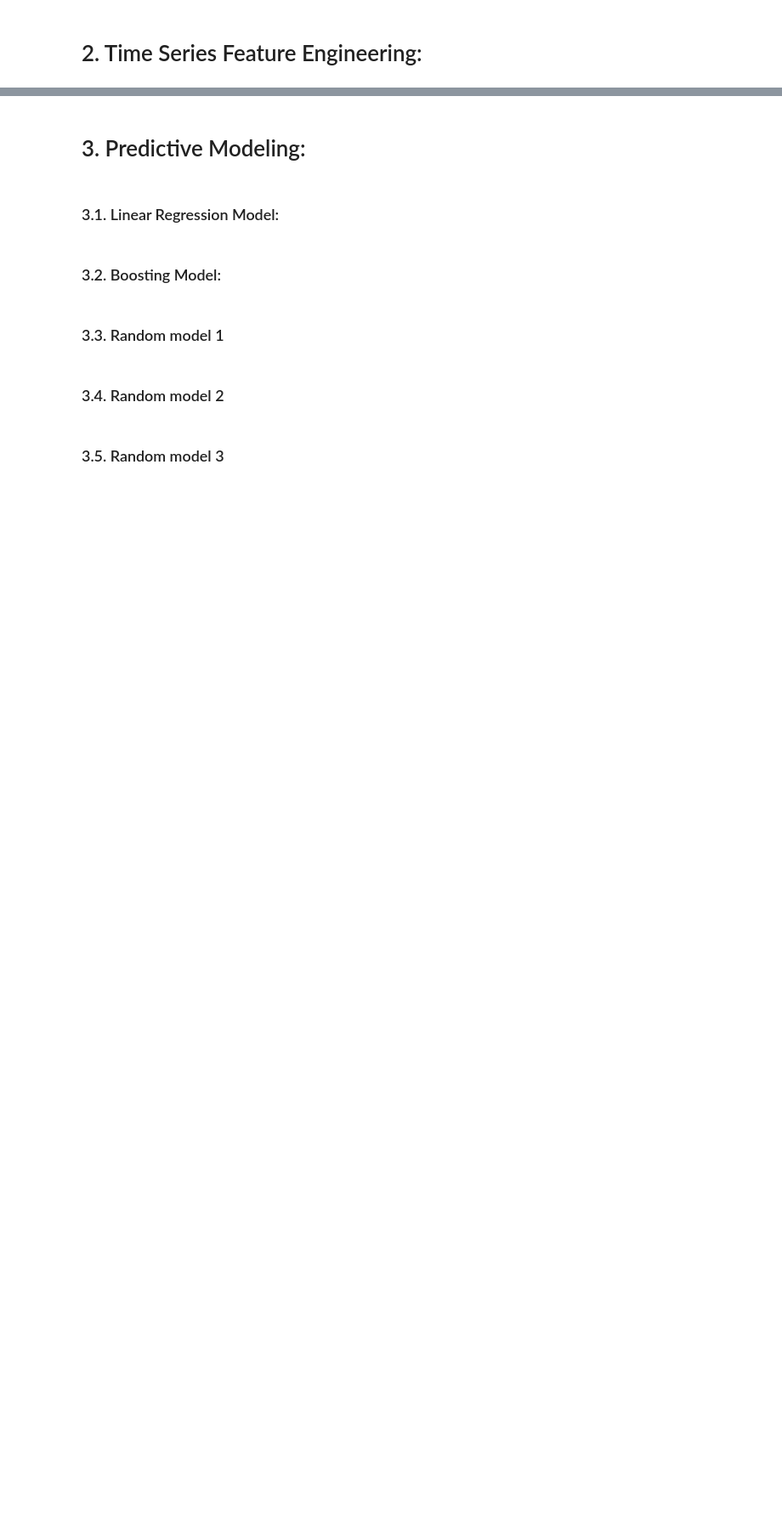
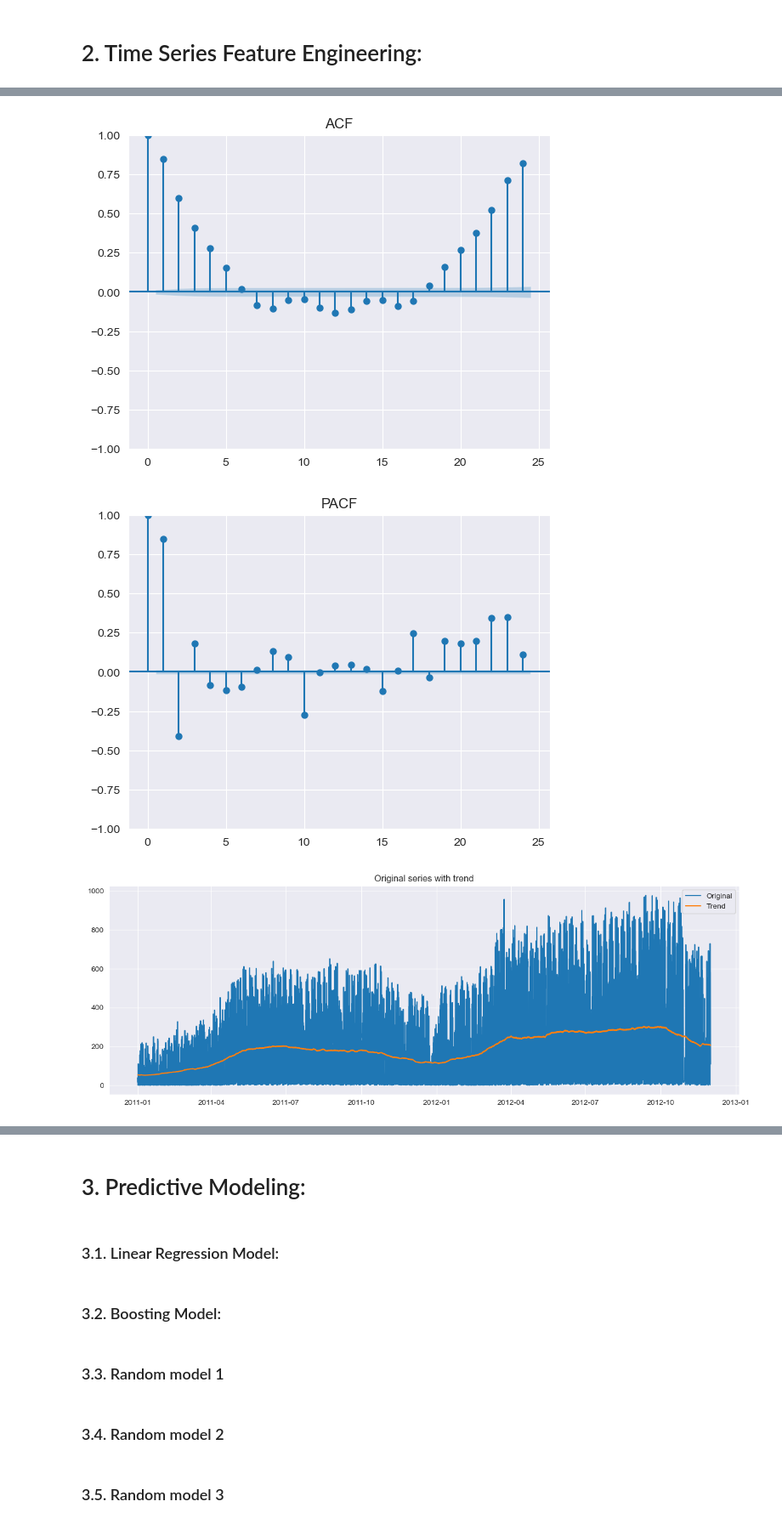
Before and after one commit to 24087068/verhuuraantallen_voorspelling, a Jupyter notebook: notebooks/main.ipynb, the cells around one changed output, grey strips where cells are left out. Shown at 85% size. Saved outputs shown, nothing was run; the diff lists cells and outputs as text; code cells hidden in the pictures; blank space fills up the shorter version.

```diff
--- a/notebooks/main.ipynb
+++ b/notebooks/main.ipynb
@@ -97,0 +131,13 @@ Time series:
+# %%
+from functions.feature_engineering_timeseries import decomposition_featuring
+features = decomposition_featuring(
+    df_setup,
+    target_col='cnt',
+    period=24, # 24h cycle window
+    lags=24, # 24h autocorrelation window
+    trend_smooth=1000 # 1000 samples smoothing window
+)
+# %% [output]
+[figure, added]
+[figure, added]
+[figure, added]
```
Also changed, not shown: parts of 11 cells of this notebook, 3 other files.
